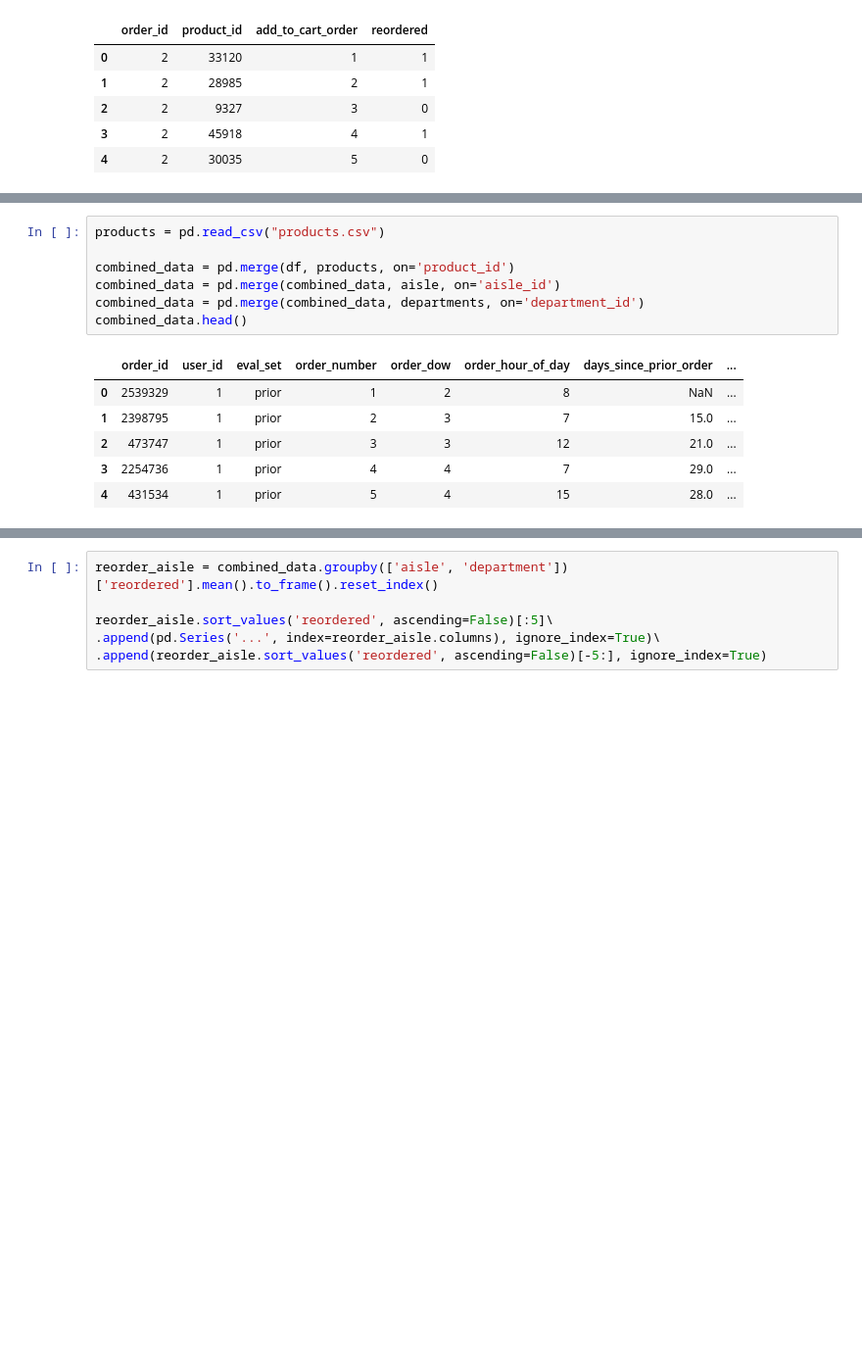
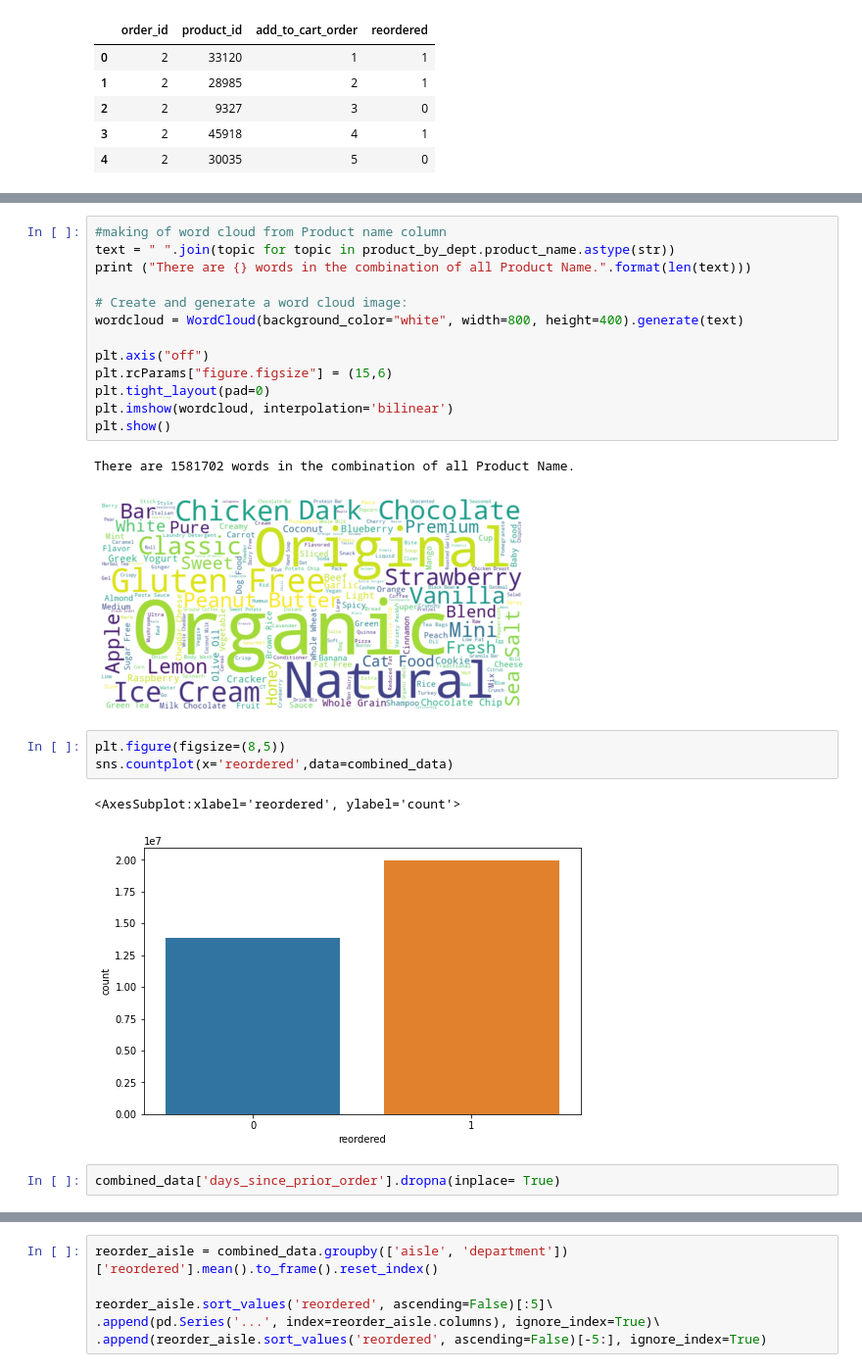
Before and after one commit to srpanchal/Instacart-Market-Basket-Analysis, a Jupyter notebook: Instacart.ipynb, the cells around one changed output, grey strips where cells are left out. Shown at 98% size. Saved outputs shown, nothing was run; the diff lists cells and outputs as text; blank space fills up the shorter version.

```diff
--- a/Instacart.ipynb
+++ b/Instacart.ipynb
@@ -101,14 +141,24 @@ df.head()
+# %%
+#making of word cloud from Product name column
+text = " ".join(topic for topic in product_by_dept.product_name.astype(str))
+print ("There are {} words in the combination of all Product Name.".format(len(text)))
+
+# Create and generate a word cloud image:
+wordcloud = WordCloud(background_color="white", width=800, height=400).generate(text)
+
+plt.axis("off")
+plt.rcParams["figure.figsize"] = (15,6)
+plt.tight_layout(pad=0)
+plt.imshow(wordcloud, interpolation='bilinear')
+plt.show()
+# %% [output]
+There are 1581702 words in the combination of all Product Name.
+[figure, added]
 # %%
-products = pd.read_csv("products.csv")
-
-combined_data = pd.merge(df, products, on='product_id')
-combined_data = pd.merge(combined_data, aisle, on='aisle_id')
-combined_data = pd.merge(combined_data, departments, on='department_id')
-combined_data.head()
+plt.figure(figsize=(8,5))
+sns.countplot(x='reordered',data=combined_data)
 # %% [output]
-|  | order_id | user_id | eval_set | order_number | order_dow | order_hour_of_day | days_since_prior_order | ... |
-| 0 | 2539329 | 1 | prior | 1 | 2 | 8 | NaN | ... |
-| 1 | 2398795 | 1 | prior | 2 | 3 | 7 | 15.0 | ... |
-| 2 | 473747 | 1 | prior | 3 | 3 | 12 | 21.0 | ... |
-| 3 | 2254736 | 1 | prior | 4 | 4 | 7 | 29.0 | ... |
-| 4 | 431534 | 1 | prior | 5 | 4 | 15 | 28.0 | ... |
+<AxesSubplot:xlabel='reordered', ylabel='count'>
+[figure, added]
+# %%
+combined_data['days_since_prior_order'].dropna(inplace= True)
```
Also changed, not shown: parts of 34 cells of this notebook.
